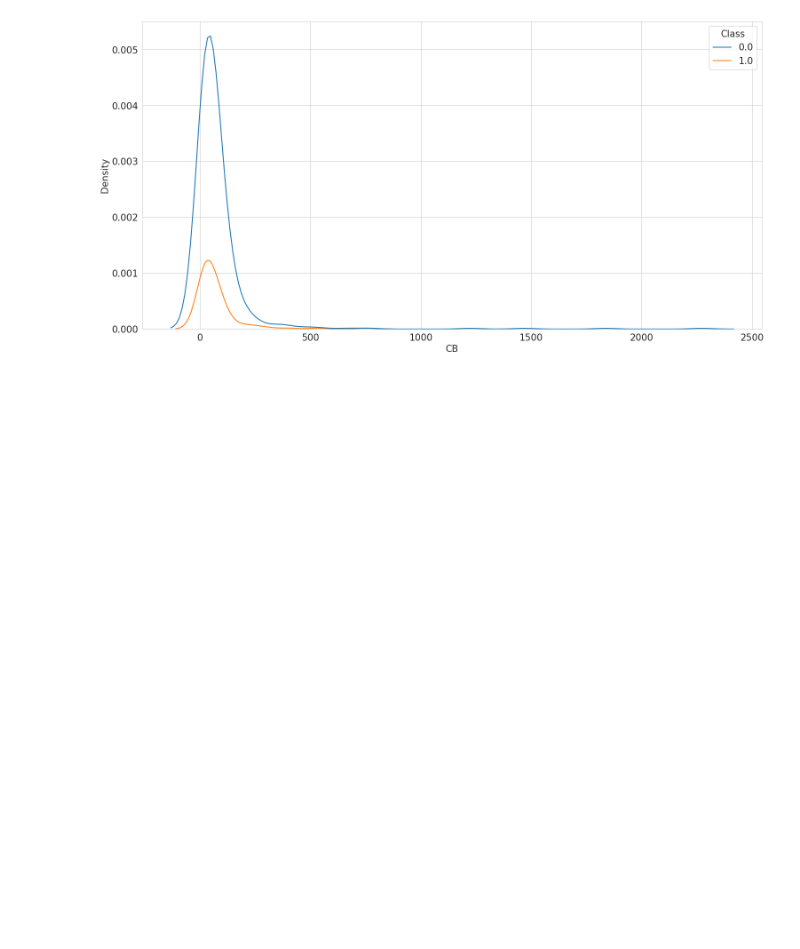
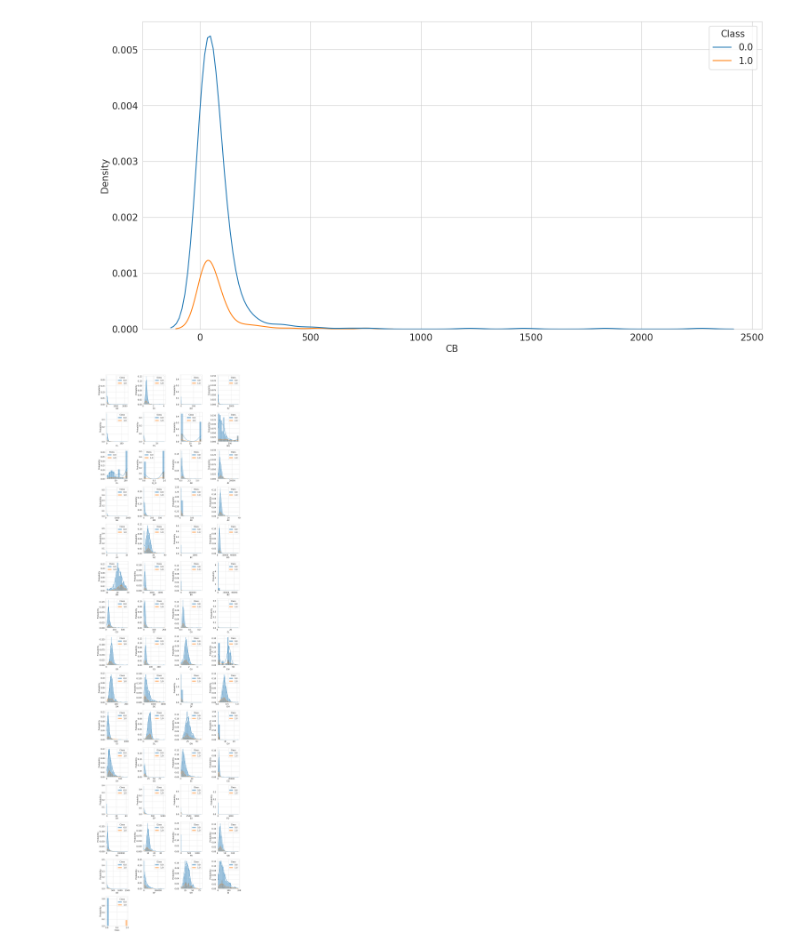
Before and after one commit to Kushalgouda-Patil/Neural-Ninjas, a Jupyter notebook: ICR_01.ipynb, the cells around one changed output. Drawn from its saved outputs; the diff is of its cells as text; code cells hidden in the pictures; blank space fills up the shorter version.

```diff
--- a/ICR_01.ipynb
+++ b/ICR_01.ipynb
@@ -210,3 +210,20 @@ sns.kdeplot(df_t,x="CB",hue="Class")
 # %% [output]
 <Axes: xlabel='CB', ylabel='Density'>
 [figure]
+# %%
+# Set the number of columns and rows for the pairplot
+n_vars = 4
+n_rows = (len(df_t.columns) + n_vars - 1) // n_vars
+
+# Adjust the size of each subplot
+plt.figure(figsize=(n_vars * 4, n_rows * 4))
+
+# Visualize the relationship between features and the target variable
+for i, feature in enumerate(df_t.columns):
+    plt.subplot(n_rows, n_vars, i + 1)
+    sns.histplot(data=df_t, x=feature, hue='Class', kde=True, stat='probability')
+
+plt.tight_layout()
+plt.show()
+# %% [output]
+[figure, added]
```
Also changed, not shown: parts of 4 cells of this notebook.
